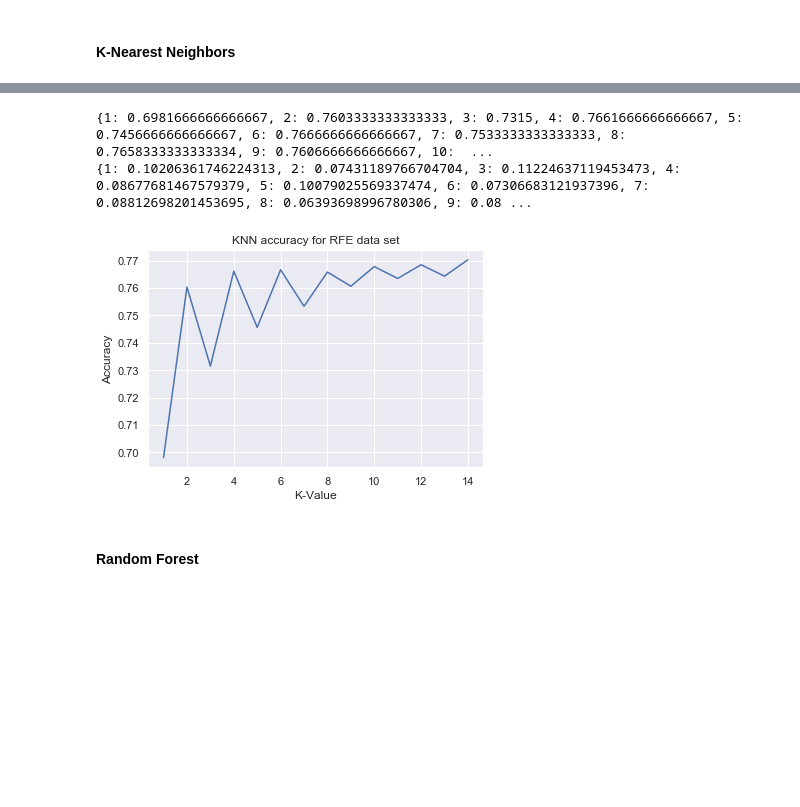
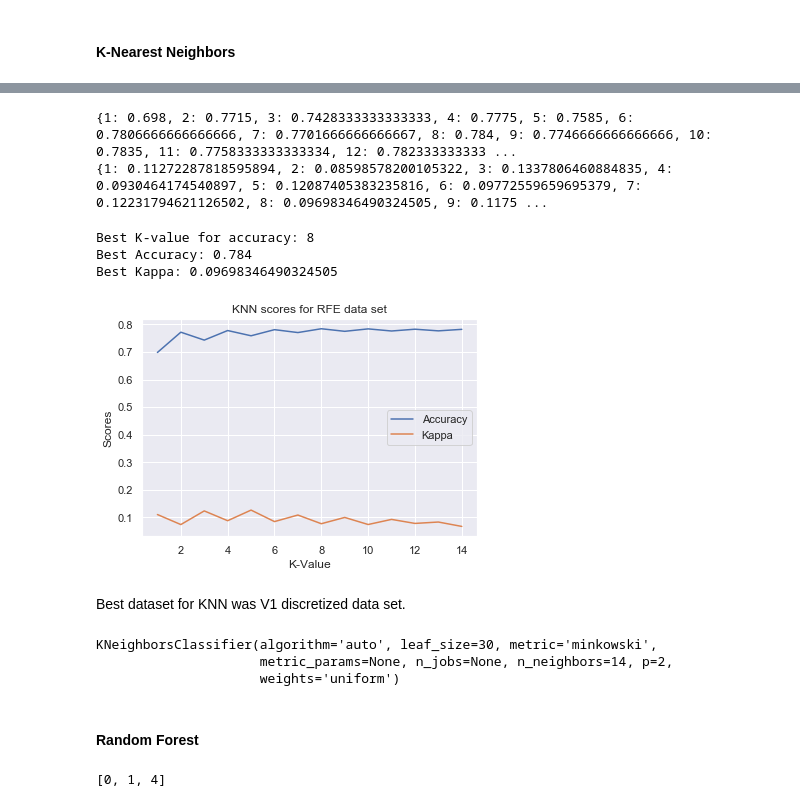
Before and after one commit to megball/Credit-default-analysis, a Jupyter notebook: Credit default analysis.ipynb, the cells around one changed output, grey strips where cells are left out. Saved outputs shown, nothing was run; the diff lists cells and outputs as text; code cells hidden in the pictures; blank space fills up the shorter version.

```diff
--- a/Credit default analysis.ipynb
+++ b/Credit default analysis.ipynb
@@ -1204,6 +1213,6 @@ memory usage: 2.6 MB
 None
 # %%
-features_RFE = credit_RFE_OHE
+features_RFE = credit_RFE_OHE.iloc[:,0:15]
 print('Summary of feature sample')
 features_RFE.head(5)
 # %% [output]
@@ -1251,16 +1292,21 @@ plt.show()
 #v1 discretized data set
 scores_v1 = {}
 scores_v1_list = []
+
 kappa_v1 = {}
 kappa_v1_list = []
+
 for k in k_range:
     knn = KNeighborsClassifier(n_neighbors=k)
     knn.fit(X_train_v1,y_train_v1)
+
     y_pred_v1 = knn.predict(X_test_v1)
+
     scores_v1[k] = metrics.accuracy_score(y_test_v1,y_pred_v1)
-    scores_v1_list.append(metrics.accuracy_score(y_test_v1,y_pred_v1))
+    scores_v1_list.append(scores_v1[k])
+
     kappa_v1[k] = metrics.cohen_kappa_score(y_test_v1,y_pred_v1)
-    kappa_v1_list.append(metrics.cohen_kappa_score(y_test_v1,y_pred_v1))
+    kappa_v1_list.append(kappa_v1[k])
 # %%
 print(scores_v1)
 print(kappa_v1)
@@ -1279,15 +1344,21 @@ plt.show()
 #CORR data set
 scores_CORR = {}
 scores_CORR_list = []
+
 kappa_CORR = {}
 kappa_CORR_list = []
+
 for k in k_range:
     knn = KNeighborsClassifier(n_neighbors=k)
     knn.fit(X_train_CORR,y_train_CORR)
+
     y_pred_CORR = knn.predict(X_test_CORR)
+
     scores_CORR[k] = metrics.accuracy_score(y_test_CORR,y_pred_CORR)
-    scores_CORR_list.append(metrics.accuracy_score(y_test_CORR,y_pred_CORR))
+    scores_CORR_list.append(scores_CORR[k])
+
     kappa_CORR[k] = metrics.cohen_kappa_score(y_test_CORR,y_pred_CORR)
-    kappa_CORR_list.append(metrics.cohen_kappa_score(y_test_CORR,y_pred_CORR))
+    kappa_CORR_list.append(kappa_CORR[k])
+
 print(scores_CORR)
 print(kappa_CORR)
@@ -1303,28 +1390,69 @@ plt.show()
 #RFE data set
 scores_RFE = {}
 scores_RFE_list = []
+
 kappa_RFE = {}
 kappa_RFE_list = []
+
 for k in k_range:
     knn = KNeighborsClassifier(n_neighbors=k)
     knn.fit(X_train_RFE,y_train_RFE)
+
     y_pred_RFE = knn.predict(X_test_RFE)
+
     scores_RFE[k] = metrics.accuracy_score(y_test_RFE,y_pred_RFE)
-    scores_RFE_list.append(metrics.accuracy_score(y_test_RFE,y_pred_RFE))
+    scores_RFE_list.append(scores_RFE[k])
+
     kappa_RFE[k] = metrics.cohen_kappa_score(y_test_RFE,y_pred_RFE)
-    kappa_RFE_list.append(metrics.cohen_kappa_score(y_test_RFE,y_pred_RFE))
+    kappa_RFE_list.append(kappa_RFE[k])
+
 print(scores_RFE)
 print(kappa_RFE)
 # %% [output]
-{1: 0.6981666666666667, 2: 0.7603333333333333, 3: 0.7315, 4: 0.7661666666666667, 5: 0.7456666666666667, 6: 0.7666666666666667, 7: 0.7533333333333333, 8: 0.7658333333333334, 9: 0.7606666666666667, 10:  ...
-{1: 0.10206361746224313, 2: 0.07431189766704704, 3: 0.11224637119453473, 4: 0.08677681467579379, 5: 0.10079025569337474, 6: 0.07306683121937396, 7: 0.08812698201453695, 8: 0.06393698996780306, 9: 0.08 ...
+{1: 0.698, 2: 0.7715, 3: 0.7428333333333333, 4: 0.7775, 5: 0.7585, 6: 0.7806666666666666, 7: 0.7701666666666667, 8: 0.784, 9: 0.7746666666666666, 10: 0.7835, 11: 0.7758333333333334, 12: 0.782333333333 ...
+{1: 0.11272287818595894, 2: 0.08598578200105322, 3: 0.1337806460884835, 4: 0.0930464174540897, 5: 0.12087405383235816, 6: 0.09772559659695379, 7: 0.12231794621126502, 8: 0.09698346490324505, 9: 0.1175 ...
+# %%
+#find key (k-value) for best accuracy
+max_key_RFE = max(scores_RFE, key=lambda k: scores_RFE[k])
+
+print("Best K-value for accuracy:",max_key_RFE)
+print("Best Accuracy:",max(scores_RFE_list))
+print("Best Kappa:",kappa_RFE[max_key_RFE])
+# %% [output]
+Best K-value for accuracy: 8
+Best Accuracy: 0.784
+Best Kappa: 0.09698346490324505
 # %%
 plt.plot(k_range,scores_RFE_list)
+plt.plot(k_range,f1_RFE_list)
 plt.xlabel("K-Value")
-plt.ylabel("Accuracy")
-plt.title("KNN accuracy for RFE data set")
+plt.ylabel("Scores")
+plt.legend(["Accuracy","Kappa"])
+plt.title("KNN scores for RFE data set")
 plt.show()
 # %% [output]
-[figure, old version]
+[figure, new version]
+# %% [markdown]
+Best dataset for KNN was V1 discretized data set.
+# %%
+#save this classifier as it has highest accuracy
+knn_v1 = KNeighborsClassifier(n_neighbors=14)
+knn.fit(X_train_v1,y_train_v1)
+# %% [output]
+KNeighborsClassifier(algorithm='auto', leaf_size=30, metric='minkowski',
+                     metric_params=None, n_jobs=None, n_neighbors=14, p=2,
+                     weights='uniform')
 # %% [markdown]
 #### Random Forest
+# %%
+#parallel processing since using a grid search requires more computing power
+from multiprocessing import Pool
+import workers
+
+if __name__ ==  '__main__':
+ num_processors = 3
+ p=Pool(processes = num_processors)
+ output = p.map(workers.worker,[i for i in range(0,3)])
+ print(output)
+# %% [output]
+[0, 1, 4]
```
Also changed, not shown: parts of 64 cells of this notebook.
